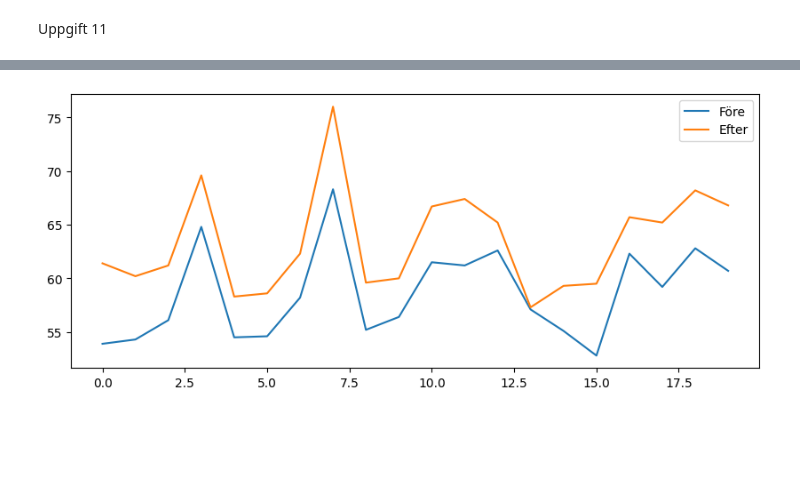
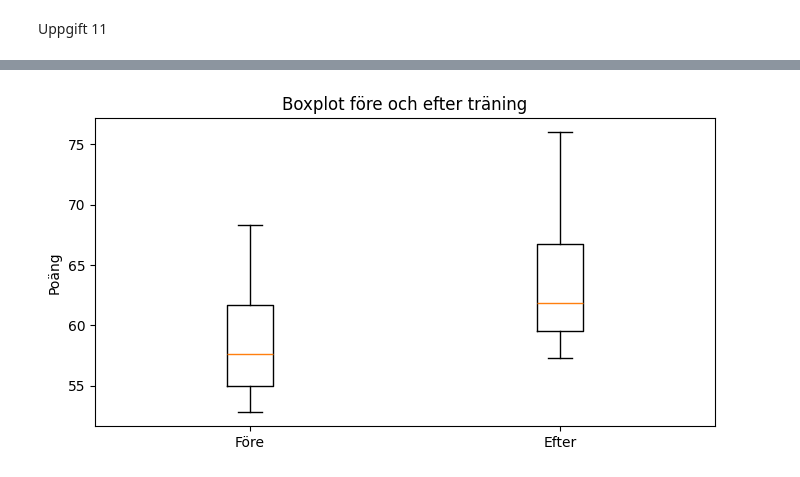
Before and after one commit to WisamHmedi/Labb-1---Grupp-40, a Jupyter notebook: labb1.ipynb, the cells around one changed output, grey strips where cells are left out. Saved outputs shown, nothing was run; the diff lists cells and outputs as text; code cells hidden in the pictures; blank space fills up the shorter version.

```diff
--- a/labb1.ipynb
+++ b/labb1.ipynb
@@ -192,45 +344,95 @@ Skillnaden är tydlig och inte slumpmässig.
 Uppgift 11
 # %%
 import numpy as np
+import matplotlib.pyplot as plt
 from scipy import stats
-import matplotlib.pyplot as plt
 
+# Uppgift 11
 gruppnummer = 40
 rng = np.random.default_rng(gruppnummer)
 
 n = 20
 
-loc_fore = 58 + (gruppnummer % 7 - 3) * 1.2
-scale_fore = 6.5 + (gruppnummer % 5 - 2) * 0.4
+loc_fore_bas = 58.0
+loc_fore = loc_fore_bas + (gruppnummer % 7 - 3) * 1.2
+
+scale_fore_bas = 6.5
+scale_fore = scale_fore_bas + (gruppnummer % 5 - 2) * 0.4
 scale_fore = max(scale_fore, 1.0)
 
-forbattring_loc = 4 + (gruppnummer % 6 - 2.5) * 0.5
-forbattring_scale = 2.4 + (gruppnummer % 4 - 1.5) * 0.3
+forbattring_bas = 4.0
+forbattring_loc = forbattring_bas + (gruppnummer % 6 - 2.5) * 0.5
+
+forbattring_scale_bas = 2.4
+forbattring_scale = forbattring_scale_bas + (gruppnummer % 4 - 1.5) * 0.3
 forbattring_scale = max(forbattring_scale, 0.5)
 
 fore = rng.normal(loc=loc_fore, scale=scale_fore, size=n)
-fore = np.clip(np.round(fore,1),0,100)
+fore = np.round(fore, 1)
+fore = np.clip(fore, a_min=0.0, a_max=100.0)
 
 forbattring = rng.normal(loc=forbattring_loc, scale=forbattring_scale, size=n)
-forbattring = np.round(forbattring,1)
+forbattring = np.round(forbattring, 1)
 
 efter = fore + forbattring
-efter = np.clip(np.round(efter,1),0,100)
+efter = np.round(efter, 1)
+efter = np.clip(efter, a_min=0.0, a_max=100.0)
 
-print("Medel före:", np.mean(fore))
-print("Medel efter:", np.mean(efter))
+print("Datatyp före:", type(fore))
+print("Datatyp efter:", type(efter))
+print()
 
-# Diagram
-plt.figure(figsize=(10,4))
-plt.plot(fore, label="Före")
-plt.plot(efter, label="Efter")
-plt.legend()
+print("Före träning")
+print("Medelvärde:", round(np.mean(fore), 3))
+print("Median:", round(np.median(fore), 3))
+print("Standardavvikelse:", round(np.std(fore, ddof=1), 3))
+print("Min:", np.min(fore))
+print("Max:", np.max(fore))
+print()
+
+print("Efter träning")
+print("Medelvärde:", round(np.mean(efter), 3))
+print("Median:", round(np.median(efter), 3))
+print("Standardavvikelse:", round(np.std(efter, ddof=1), 3))
+print("Min:", np.min(efter))
+print("Max:", np.max(efter))
+
+# Diagram 1: boxplot
+plt.figure(figsize=(8, 4))
+plt.boxplot([fore, efter], labels=["Före", "Efter"])
+plt.title("Boxplot före och efter träning")
+plt.ylabel("Poäng")
 plt.grid(False)
 plt.show()
 
-# t-test
-t, p = stats.ttest_rel(fore, efter)
+# Diagram 2: linjediagram per spelare
+plt.figure(figsize=(10, 4))
+for i in range(n):
+    plt.plot([1, 2], [fore[i], efter[i]], marker="o", color="gray", alpha=0.7)
+plt.xticks([1, 2], ["Före", "Efter"])
+plt.title("Förändring per spelare")
+plt.ylabel("Poäng")
+plt.grid(False)
+plt.show()
 
-print("t:", t)
-print("p:", p)
+# Paired t-test
+t_stat_11, p_val_11 = stats.ttest_rel(fore, efter)
+
+# 95 % konfidensintervall för medelskillnaden
+diff_11 = efter - fore
+mean_diff_11 = np.mean(diff_11)
+std_diff_11 = np.std(diff_11, ddof=1)
+se_diff_11 = std_diff_11 / np.sqrt(n)
+t_critical_11 = stats.t.ppf(0.975, df=n-1)
+
+ci_low_11 = mean_diff_11 - t_critical_11 * se_diff_11
+ci_high_11 = mean_diff_11 + t_critical_11 * se_diff_11
+
+print()
+print("Resultat från paired t-test")
+print("t-värde:", round(t_stat_11, 5))
+print("p-värde:", p_val_11)
+print("Medelvärde före:", round(np.mean(fore), 3))
+print("Medelvärde efter:", round(np.mean(efter), 3))
+print(f"95% CI för medelskillnaden (efter - före): [{ci_low_11:.3f}, {ci_high_11:.3f}]")
 # %% [output]
@@ -239 +455 @@ Medel efter: 63.425
-[figure, old version]
+[figure, new version]
```
Also changed, not shown: parts of 10 cells of this notebook.
